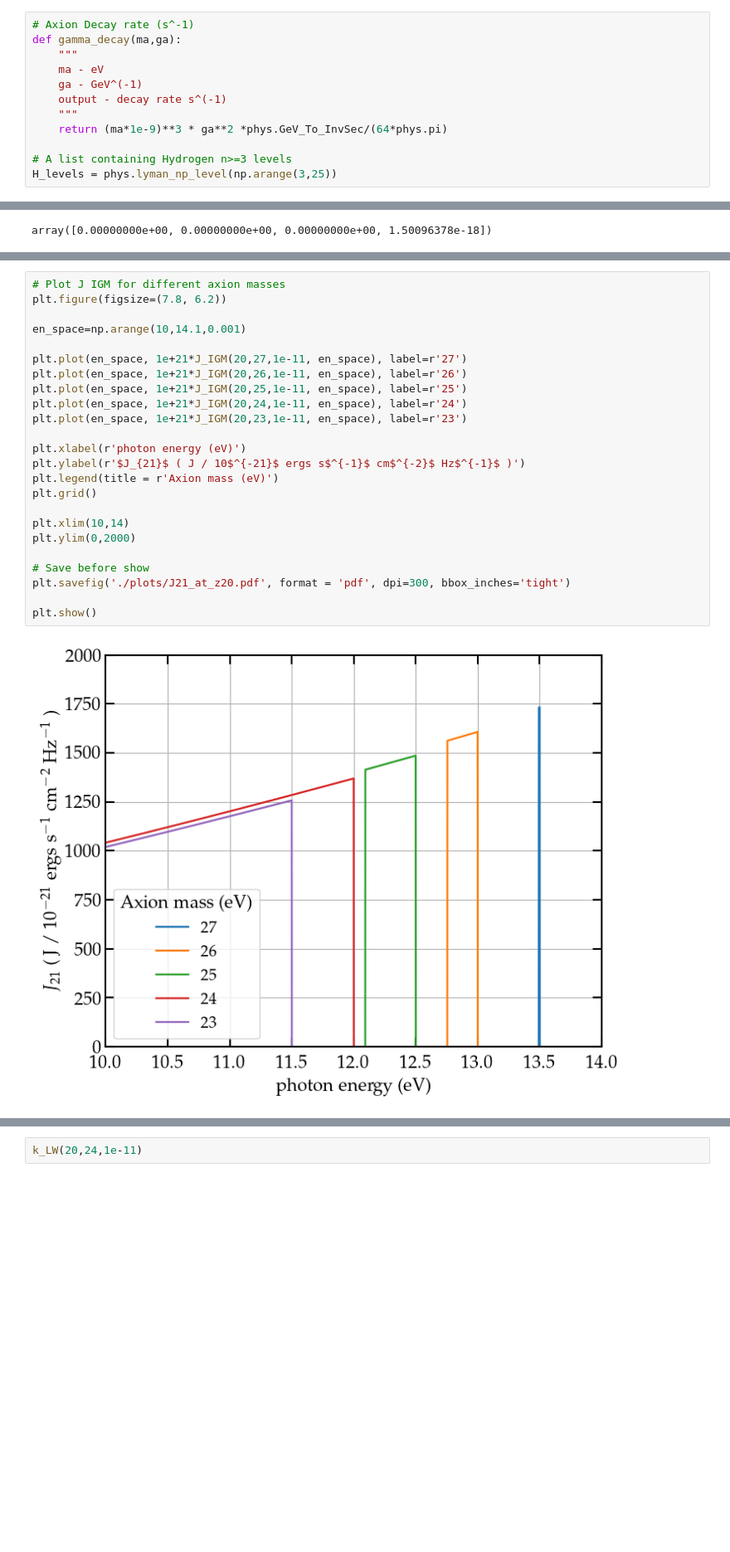
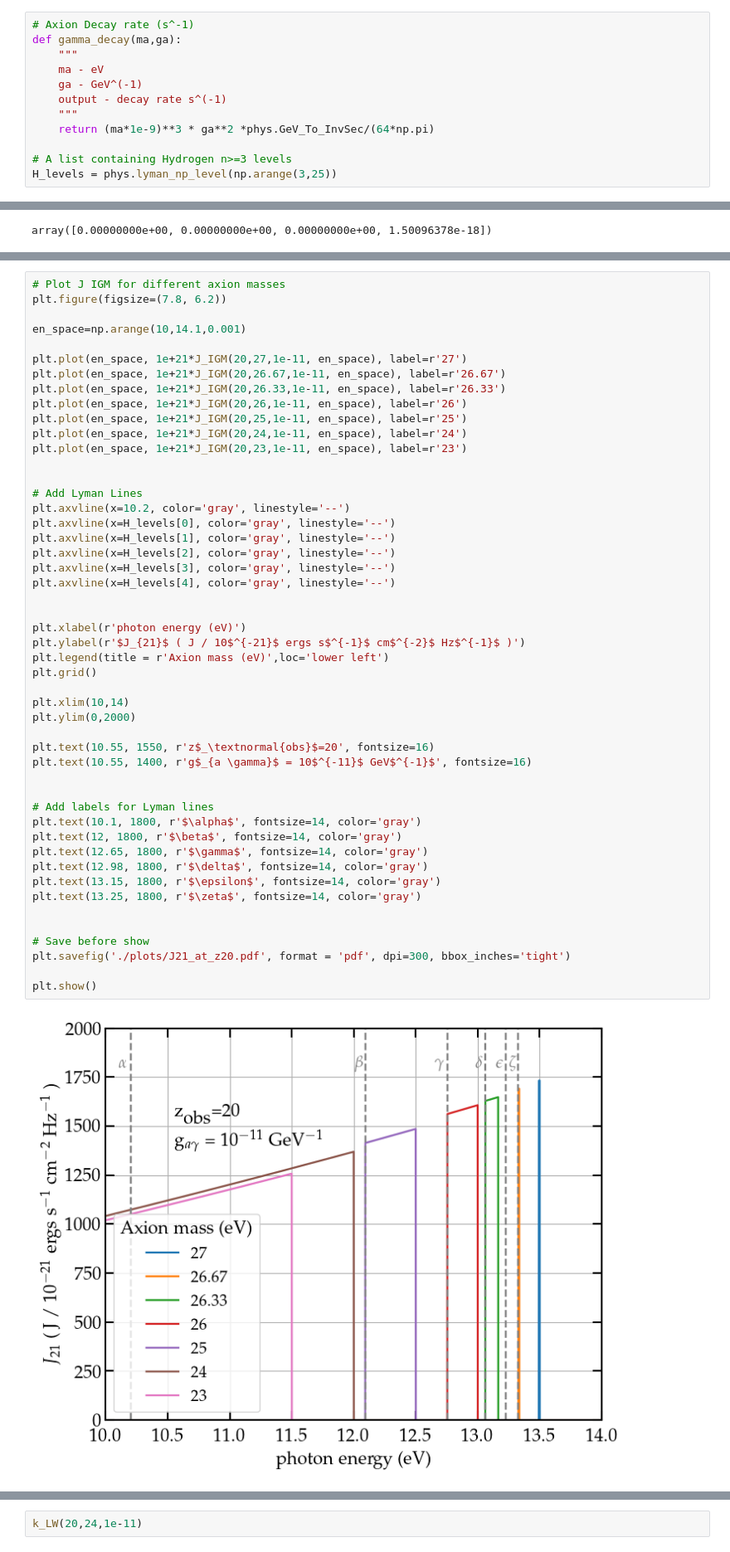
Before and after one commit to yash-aggarwal-17/AxionDCBH, a Jupyter notebook: AxionDCBH.ipynb, the cells around one changed output, grey strips where cells are left out. Shown at 83% size. Saved outputs shown, nothing was run; the diff lists cells and outputs as text; blank space fills up the shorter version.

```diff
--- a/AxionDCBH.ipynb
+++ b/AxionDCBH.ipynb
@@ -67,7 +73,7 @@ def gamma_decay(ma,ga):
     ga - GeV^(-1)
     output - decay rate s^(-1)
     """
-    return (ma*1e-9)**3 * ga**2 *phys.GeV_To_InvSec/(64*phys.pi)
+    return (ma*1e-9)**3 * ga**2 *phys.GeV_To_InvSec/(64*np.pi)
 
 # A list containing Hydrogen n>=3 levels
 H_levels = phys.lyman_np_level(np.arange(3,25))
@@ -158,26 +179,51 @@ array([0.00000000e+00, 0.00000000e+00, 0.00000000e+00, 1.50096378e-18])
 # %%
 # Plot J IGM for different axion masses
 plt.figure(figsize=(7.8, 6.2))
 
 en_space=np.arange(10,14.1,0.001)
 
 plt.plot(en_space, 1e+21*J_IGM(20,27,1e-11, en_space), label=r'27')
+plt.plot(en_space, 1e+21*J_IGM(20,26.67,1e-11, en_space), label=r'26.67')
+plt.plot(en_space, 1e+21*J_IGM(20,26.33,1e-11, en_space), label=r'26.33')
 plt.plot(en_space, 1e+21*J_IGM(20,26,1e-11, en_space), label=r'26')
 plt.plot(en_space, 1e+21*J_IGM(20,25,1e-11, en_space), label=r'25')
 plt.plot(en_space, 1e+21*J_IGM(20,24,1e-11, en_space), label=r'24')
 plt.plot(en_space, 1e+21*J_IGM(20,23,1e-11, en_space), label=r'23')
 
+
+# Add Lyman Lines
+plt.axvline(x=10.2, color='gray', linestyle='--')
+plt.axvline(x=H_levels[0], color='gray', linestyle='--')
+plt.axvline(x=H_levels[1], color='gray', linestyle='--')
+plt.axvline(x=H_levels[2], color='gray', linestyle='--')
+plt.axvline(x=H_levels[3], color='gray', linestyle='--')
+plt.axvline(x=H_levels[4], color='gray', linestyle='--')
+
+
 plt.xlabel(r'photon energy (eV)')
 plt.ylabel(r'$J_{21}$ ( J / 10$^{-21}$ ergs s$^{-1}$ cm$^{-2}$ Hz$^{-1}$ )')
-plt.legend(title = r'Axion mass (eV)')
+plt.legend(title = r'Axion mass (eV)',loc='lower left')
 plt.grid()
 
 plt.xlim(10,14)
 plt.ylim(0,2000)
 
+plt.text(10.55, 1550, r'z$_\textnormal{obs}$=20', fontsize=16)
+plt.text(10.55, 1400, r'g$_{a \gamma}$ = 10$^{-11}$ GeV$^{-1}$', fontsize=16)
+
+
+# Add labels for Lyman lines
+plt.text(10.1, 1800, r'$\alpha$', fontsize=14, color='gray')
+plt.text(12, 1800, r'$\beta$', fontsize=14, color='gray')
+plt.text(12.65, 1800, r'$\gamma$', fontsize=14, color='gray')
+plt.text(12.98, 1800, r'$\delta$', fontsize=14, color='gray')
+plt.text(13.15, 1800, r'$\epsilon$', fontsize=14, color='gray')
+plt.text(13.25, 1800, r'$\zeta$', fontsize=14, color='gray')
+
+
 # Save before show
 plt.savefig('./plots/J21_at_z20.pdf', format = 'pdf', dpi=300, bbox_inches='tight')
 
 plt.show()
 # %% [output]
-[figure, old version]
+[figure, new version]
```
Also changed, not shown: parts of 259 cells of this notebook, 4 other files.
